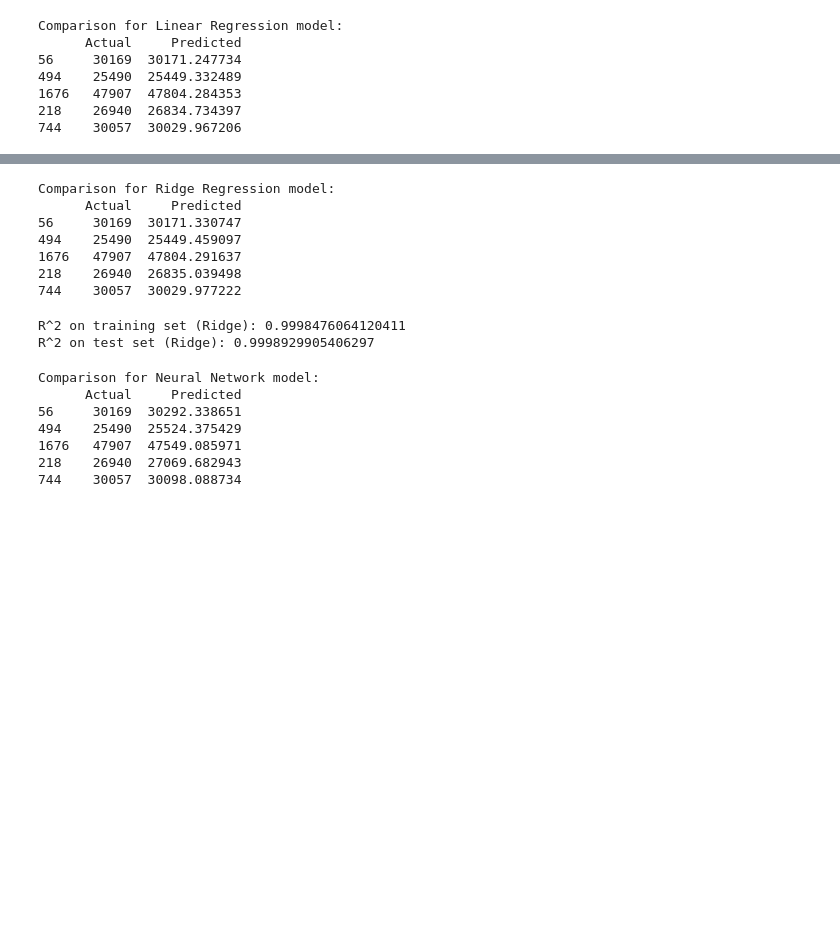
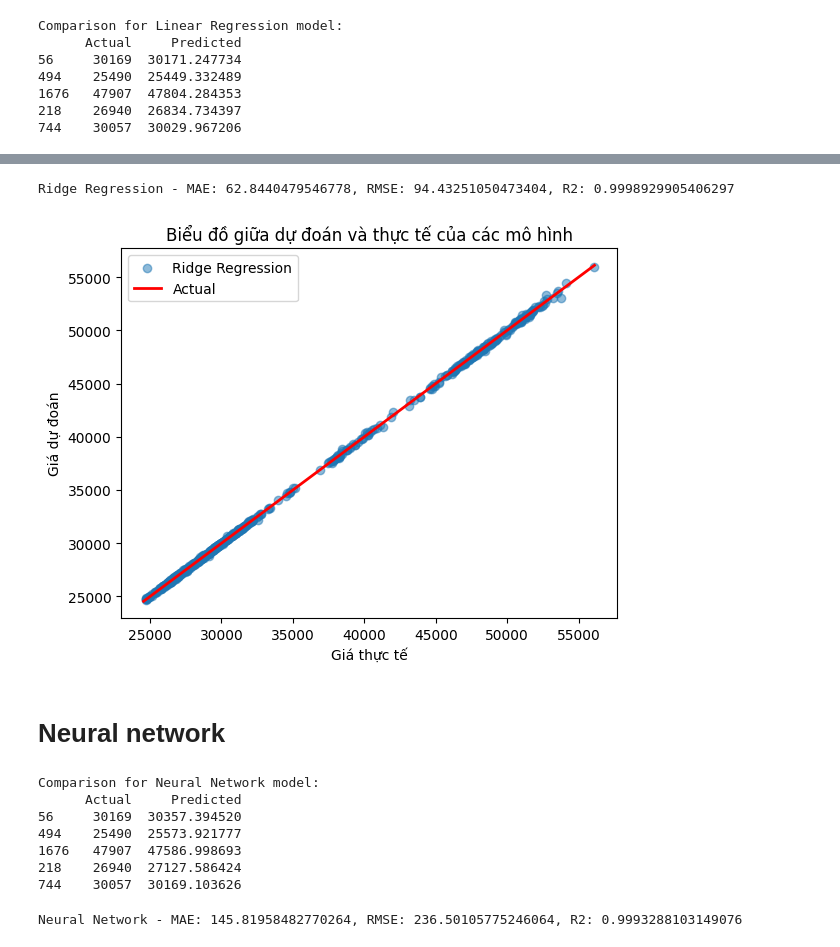
Before and after one commit to thangtran113/demo2, a Jupyter notebook: note.ipynb, the cells around one changed output, grey strips where cells are left out. Saved outputs shown, nothing was run; the diff lists cells and outputs as text; code cells hidden in the pictures; blank space fills up the shorter version.

```diff
--- a/note.ipynb
+++ b/note.ipynb
@@ -90,45 +117,51 @@ R^2 on test set: 0.9998930081441777
 # %%
-# 5. Ridge Regression
-model_ridge = Ridge(alpha=1.0)
-model_ridge.fit(X_train, y_train)
-y_pred_ridge = model_ridge.predict(X_test)
-compare_predictions(y_test, y_pred_ridge, "Ridge Regression")
+
+# Khởi tạo và huấn luyện Ridge Regression
+ridge_reg = Ridge(alpha=1.0)
+ridge_reg.fit(X_train, y_train)
+
+y_pred_ridge = ridge_reg.predict(X_test)
+
+# Đánh giá mô hình Ridge Regression
+mae_ridge = mean_absolute_error(y_test, y_pred_ridge)
+rmse_ridge = math.sqrt(mean_squared_error(y_test, y_pred_ridge))
+r2_ridge = r2_score(y_test, y_pred_ridge)
+
+print(f"Ridge Regression - MAE: {mae_ridge}, RMSE: {rmse_ridge}, R2: {r2_ridge}")
 # %% [output]
-Comparison for Ridge Regression model:
-      Actual     Predicted
-56     30169  30171.330747
-494    25490  25449.459097
-1676   47907  47804.291637
-218    26940  26835.039498
-744    30057  30029.977222
+Ridge Regression - MAE: 62.8440479546778, RMSE: 94.43251050473404, R2: 0.9998929905406297
-# %%
-
-# Khởi tạo và huấn luyện Ridge Regression
-ridge_reg = Ridge(alpha=1.0)
-ridge_reg.fit(X_train, y_train)
-
-# Dự đoán và tính toán R^2
-y_train_pred_ridge = ridge_reg.predict(X_train)
-y_test_pred_ridge = ridge_reg.predict(X_test)
-r2_train_ridge = r2_score(y_train, y_train_pred_ridge)
-r2_test_ridge = r2_score(y_test, y_test_pred_ridge)
-
-print(f'R^2 on training set (Ridge): {r2_train_ridge}')
-print(f'R^2 on test set (Ridge): {r2_test_ridge}')
-# %% [output]
-R^2 on training set (Ridge): 0.9998476064120411
-R^2 on test set (Ridge): 0.9998929905406297
+# %%
+plt.scatter(y_test, y_pred_ridge, label="Ridge Regression", alpha=0.5)
+plt.plot([y.min(), y.max()], [y.min(), y.max()], color='red', linewidth=2, label="Actual")
+plt.xlabel("Giá thực tế")
+plt.ylabel("Giá dự đoán")
+plt.legend()
+plt.title("Biểu đồ giữa dự đoán và thực tế của mô hình")
+plt.show()
+# %% [output]
+[figure, added]
+# %% [markdown]
+# Neural network
 # %%
 # 6. Neural Network (MLPRegressor)
-model_nn = MLPRegressor(hidden_layer_sizes=(100, 50), max_iter=500)
+model_nn = MLPRegressor(hidden_layer_sizes=(100, 50),activation='relu', max_iter=500)
 model_nn.fit(X_train, y_train)
 y_pred_nn = model_nn.predict(X_test)
 compare_predictions(y_test, y_pred_nn, "Neural Network")
 # %% [output]
 Comparison for Neural Network model:
       Actual     Predicted
-56     30169  30292.338651
-494    25490  25524.375429
-1676   47907  47549.085971
-218    26940  27069.682943
-744    30057  30098.088734
+56     30169  30357.394520
+494    25490  25573.921777
+1676   47907  47586.998693
+218    26940  27127.586424
+744    30057  30169.103626
+# %%
+# Đánh giá mô hình Neural Network
+mae_nn = mean_absolute_error(y_test, y_pred_nn)
+rmse_nn = math.sqrt(mean_squared_error(y_test, y_pred_nn))
+r2_nn = r2_score(y_test, y_pred_nn)
+
+print(f"Neural Network - MAE: {mae_nn}, RMSE: {rmse_nn}, R2: {r2_nn}")
+# %% [output]
+Neural Network - MAE: 145.81958482770264, RMSE: 236.50105775246064, R2: 0.9993288103149076
```
Also changed, not shown: parts of 22 cells of this notebook, 2 other files.
